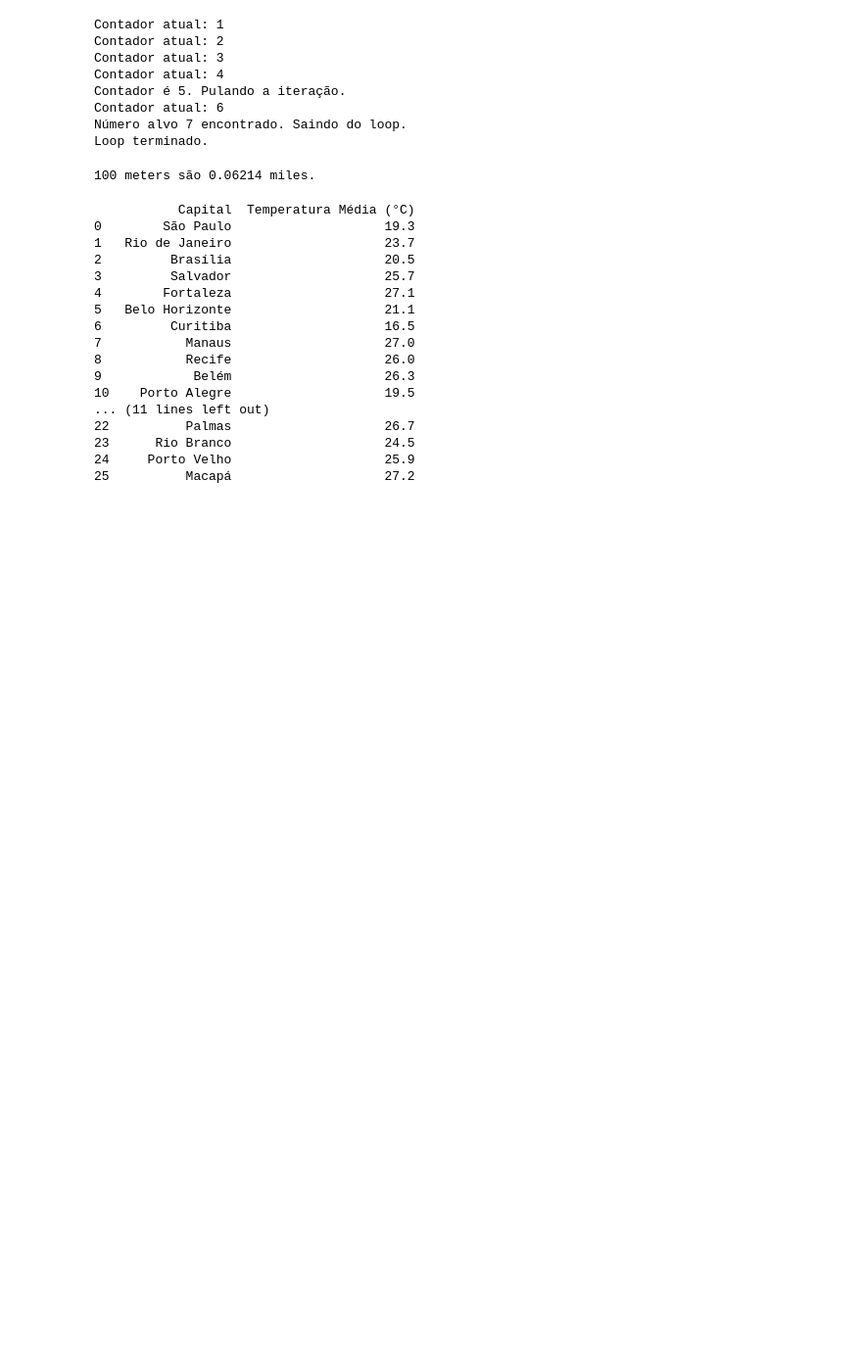
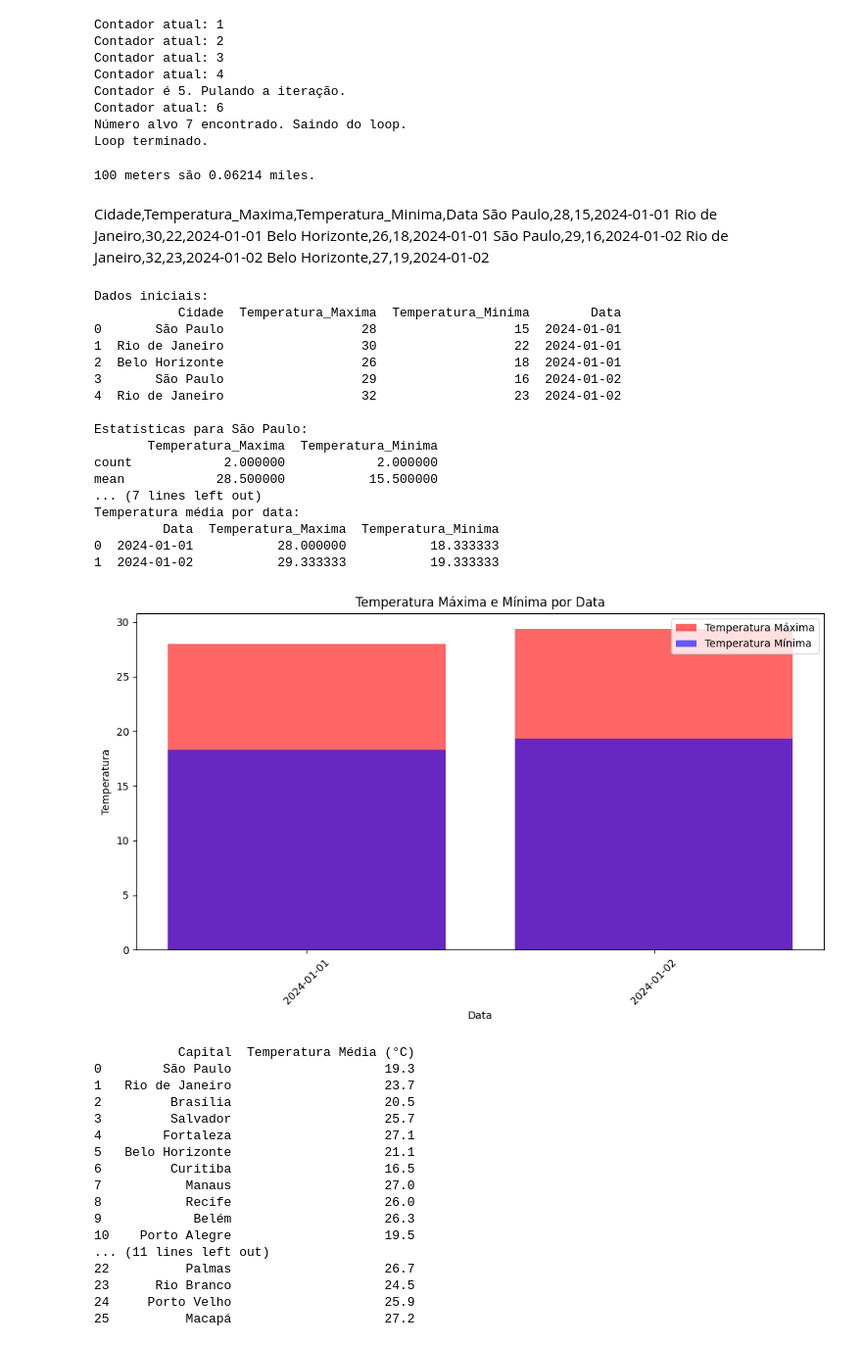
Before and after one commit to eguimaraes/python, a Jupyter notebook: aula1.ipynb, the cells around one changed output. Shown at 98% size. Drawn from its saved outputs; the diff is of its cells as text; code cells hidden in the pictures; blank space fills up the shorter version.

```diff
--- a/aula1.ipynb
+++ b/aula1.ipynb
@@ -111,6 +111,75 @@ except ValueError as e:
     print(e)
 # %% [output]
 100 meters são 0.06214 miles.
+# %% [markdown]
+Cidade,Temperatura_Maxima,Temperatura_Minima,Data
+São Paulo,28,15,2024-01-01
+Rio de Janeiro,30,22,2024-01-01
+Belo Horizonte,26,18,2024-01-01
+São Paulo,29,16,2024-01-02
+Rio de Janeiro,32,23,2024-01-02
+Belo Horizonte,27,19,2024-01-02
+# %%
+import pandas as pd
+import matplotlib.pyplot as plt
+
+# Leitura do arquivo CSV
+df = pd.read_csv('dados.csv')
+
+# Exibindo as primeiras linhas do DataFrame
+print("Dados iniciais:")
+print(df.head())
+
+# Filtrando dados para São Paulo
+sao_paulo = df[df['Cidade'] == 'São Paulo']
+
+# Calculando estatísticas básicas para São Paulo
+print("\nEstatísticas para São Paulo:")
+print(sao_paulo.describe())
+
+# Agrupando os dados por data e calculando a temperatura média
+temperatura_media_por_data = df.groupby('Data').agg({
+    'Temperatura_Maxima': 'mean',
+    'Temperatura_Minima': 'mean'
+}).reset_index()
+
+print("\nTemperatura média por data:")
+print(temperatura_media_por_data)
+
+# Salvando o DataFrame agrupado em um novo arquivo CSV
+temperatura_media_por_data.to_csv('temperatura_media_por_data.csv', index=False)
+
+# Criando um gráfico de barras da temperatura média por data
+plt.figure(figsize=(10, 6))
+plt.bar(temperatura_media_por_data['Data'], temperatura_media_por_data['Temperatura_Maxima'], label='Temperatura Máxima', color='red', alpha=0.6)
+plt.bar(temperatura_media_por_data['Data'], temperatura_media_por_data['Temperatura_Minima'], label='Temperatura Mínima', color='blue', alpha=0.6)
+plt.xlabel('Data')
+plt.ylabel('Temperatura')
+plt.title('Temperatura Máxima e Mínima por Data')
+plt.xticks(rotation=45)
+plt.legend()
+plt.tight_layout()
+plt.savefig('grafico_temperatura.png')
+plt.show()
+# %% [output]
+Dados iniciais:
+           Cidade  Temperatura_Maxima  Temperatura_Minima        Data
+0       São Paulo                  28                  15  2024-01-01
+1  Rio de Janeiro                  30                  22  2024-01-01
+2  Belo Horizonte                  26                  18  2024-01-01
+3       São Paulo                  29                  16  2024-01-02
+4  Rio de Janeiro                  32                  23  2024-01-02
+
+Estatísticas para São Paulo:
+       Temperatura_Maxima  Temperatura_Minima
+count            2.000000            2.000000
+mean            28.500000           15.500000
+... (7 lines left out)
+Temperatura média por data:
+         Data  Temperatura_Maxima  Temperatura_Minima
+0  2024-01-01           28.000000           18.333333
+1  2024-01-02           29.333333           19.333333
+[figure, added]
 # %%
 import pandas as pd
 
```
